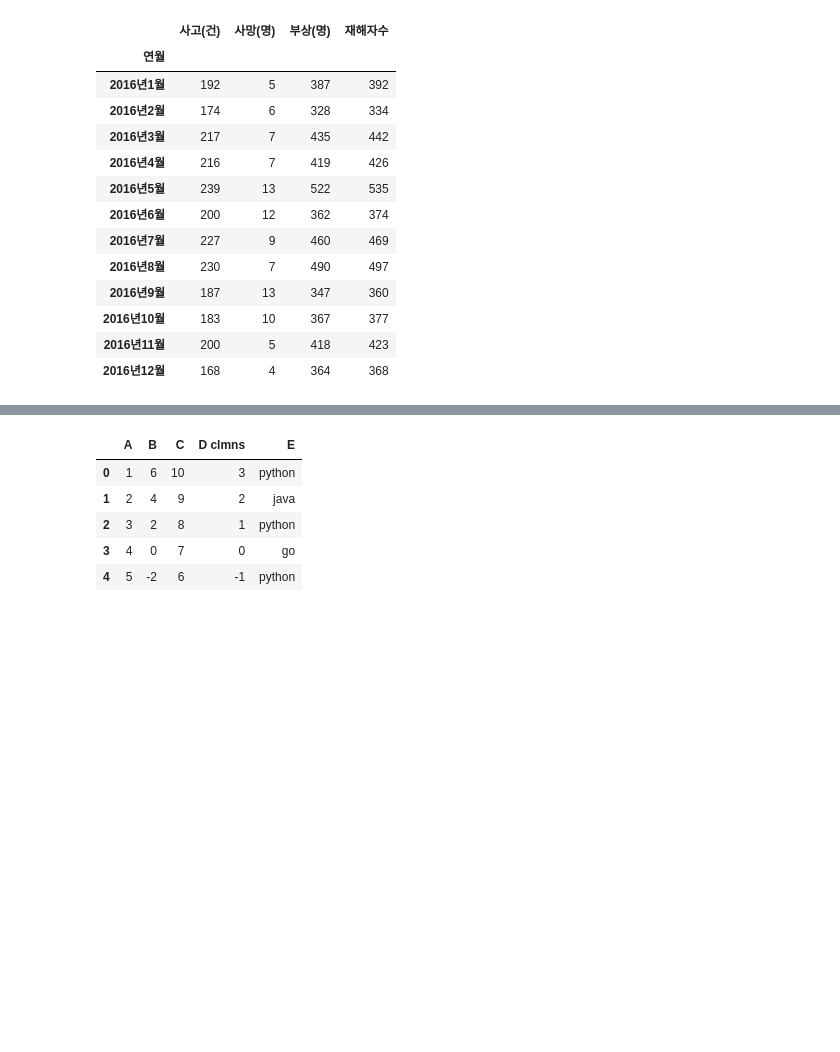
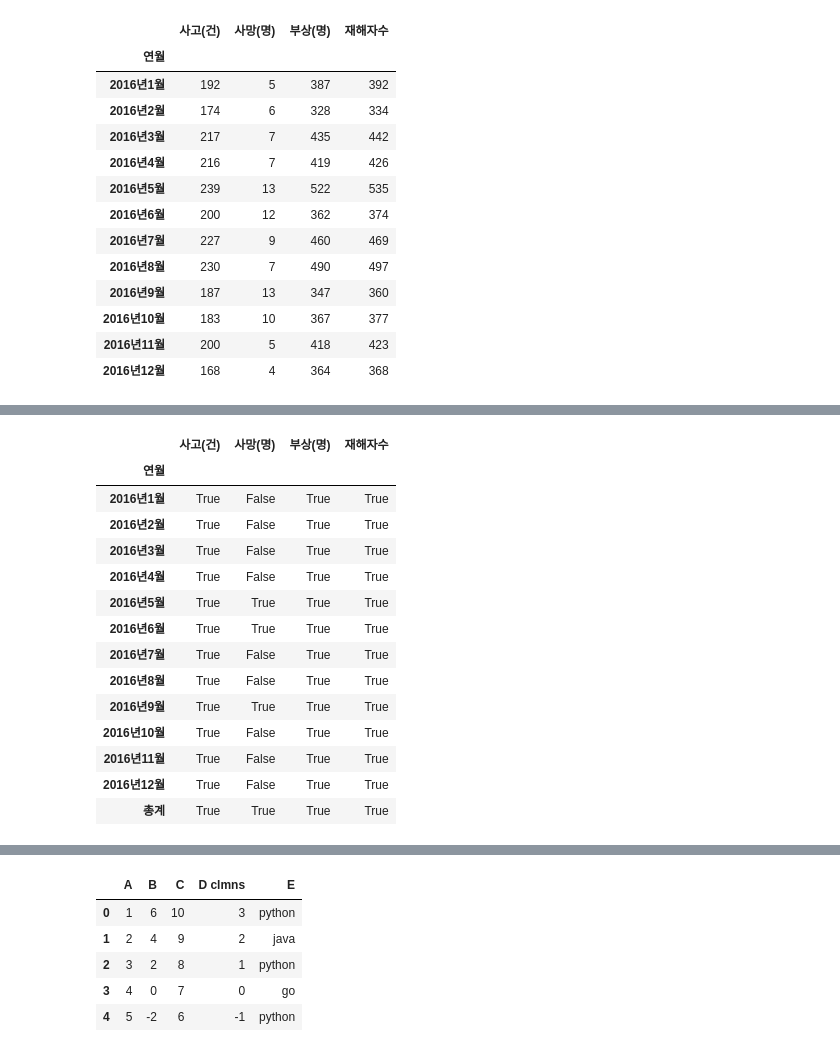
Before and after one commit to kmk0909/2026-BDA, a Jupyter notebook: code/06w_dataframe_B.ipynb, the cells around one changed output, grey strips where cells are left out. Drawn from its saved outputs; the diff is of its cells as text; code cells hidden in the pictures; blank space fills up the shorter version.

```diff
--- a/code/06w_dataframe_B.ipynb
+++ b/code/06w_dataframe_B.ipynb
@@ -671,0 +870,18 @@ df2
+# %%
+df2>10
+# %% [output]
+|  | 사고(건) | 사망(명) | 부상(명) | 재해자수 |
+| 연월 |  |  |  |  |
+| 2016년1월 | True | False | True | True |
+| 2016년2월 | True | False | True | True |
+| 2016년3월 | True | False | True | True |
+| 2016년4월 | True | False | True | True |
+| 2016년5월 | True | True | True | True |
+| 2016년6월 | True | True | True | True |
+| 2016년7월 | True | False | True | True |
+| 2016년8월 | True | False | True | True |
+| 2016년9월 | True | True | True | True |
+| 2016년10월 | True | False | True | True |
+| 2016년11월 | True | False | True | True |
+| 2016년12월 | True | False | True | True |
+| 총계 | True | True | True | True |
```
Also changed, not shown: parts of 30 cells of this notebook.
